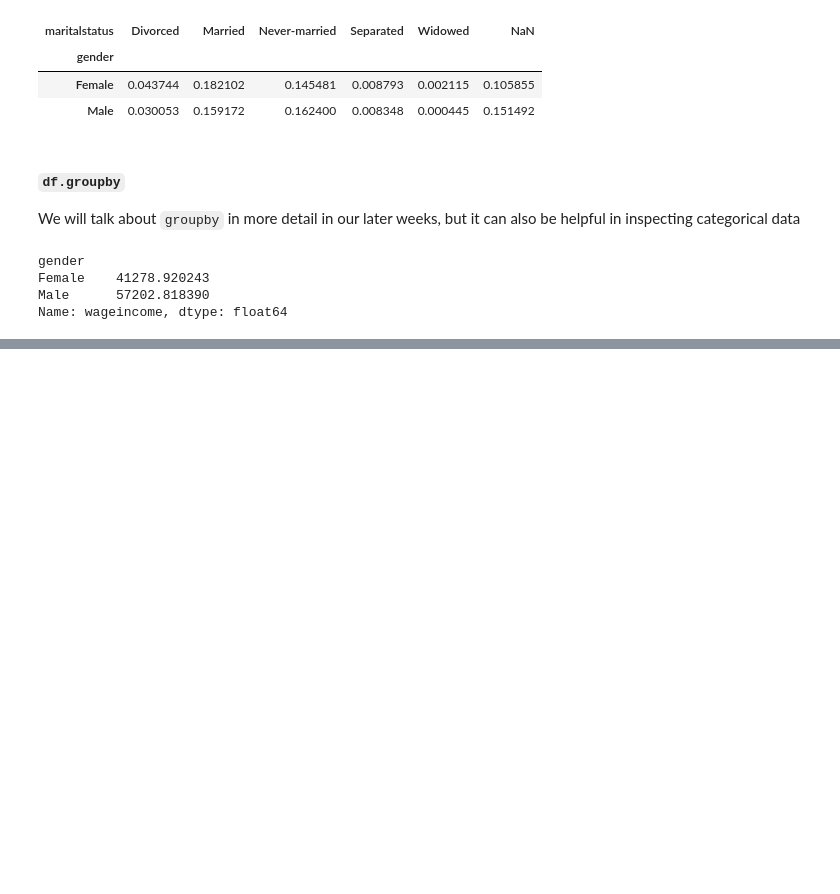
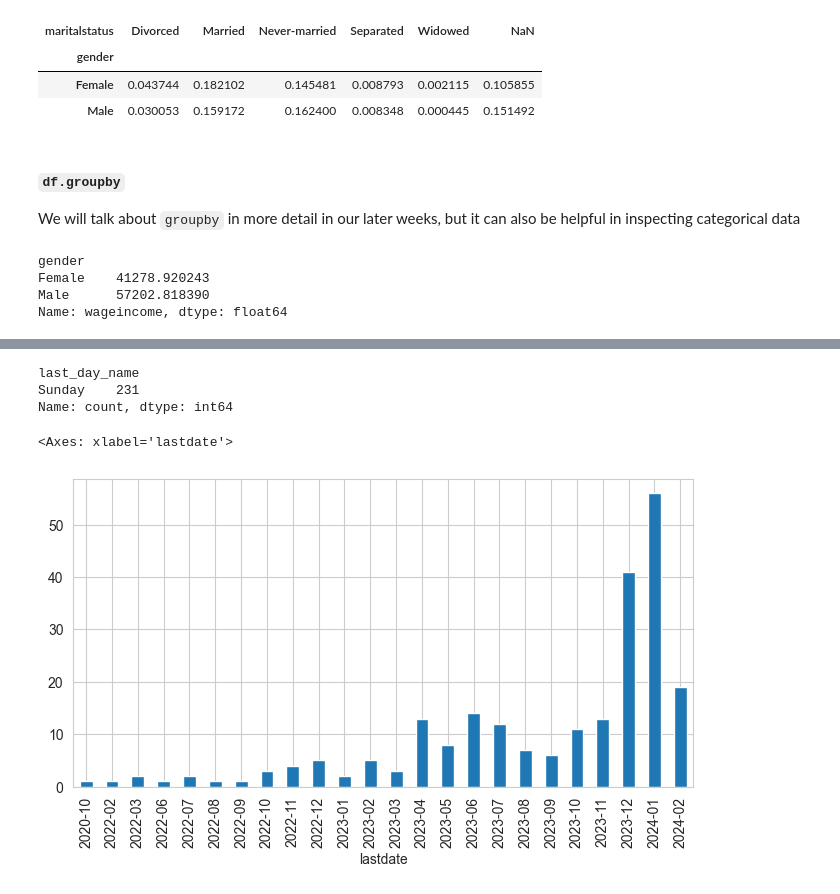
Before and after one commit to jieshu-wang-SBU/EST389_371_2026_spring, a Jupyter notebook: lectures/05-data_cleaning/05-02_first_look_at_the_data.ipynb, the cells around one changed output, grey strips where cells are left out. Drawn from its saved outputs; the diff is of its cells as text; code cells hidden in the pictures; blank space fills up the shorter version.

Commit message:
add (1) one-hot encoding categorical data and (2) datetime data summary statistics

```diff
--- a/lectures/05-data_cleaning/05-02_first_look_at_the_data.ipynb
+++ b/lectures/05-data_cleaning/05-02_first_look_at_the_data.ipynb
@@ -375,0 +420,19 @@ Name: wageincome, dtype: float64
+# %%
+# Extract Temporal Components
+covid_data['last_year'] = covid_data['lastdate'].dt.year
+covid_data['last_month'] = covid_data['lastdate'].dt.month
+covid_data['last_day'] = covid_data['lastdate'].dt.day
+covid_data['last_day_of_week'] = covid_data['lastdate'].dt.dayofweek
+covid_data['last_day_name'] = covid_data['lastdate'].dt.day_name()
+covid_data['last_hour'] = covid_data['lastdate'].dt.hour
+# %%
+covid_data['last_day_name'].value_counts()
+# %% [output]
+last_day_name
+Sunday    231
+Name: count, dtype: int64
+# %%
+covid_data.groupby(covid_data["lastdate"].dt.to_period("M")).size().plot(kind='bar', figsize=(8, 4))
+# %% [output]
+<Axes: xlabel='lastdate'>
+[figure, added]
```
Also changed, not shown: parts of 8 cells of this notebook.
